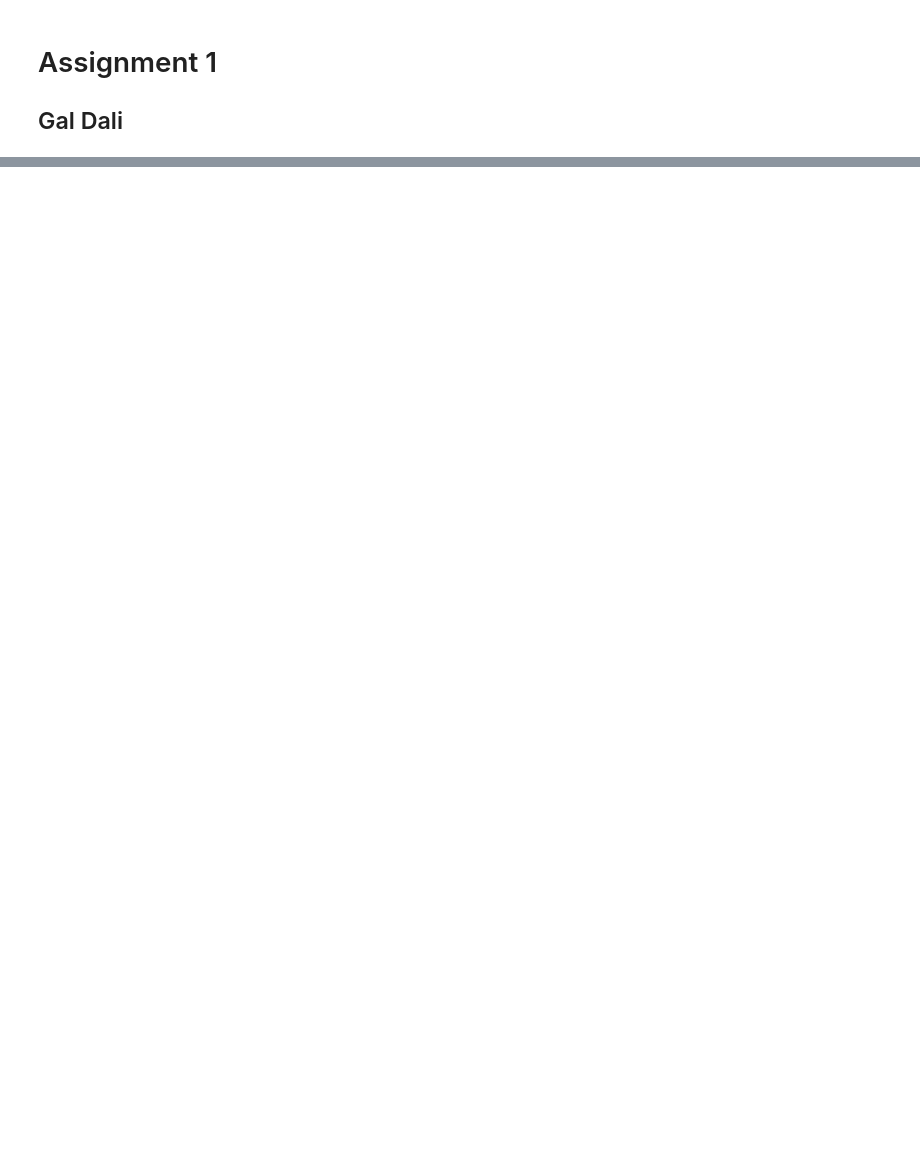
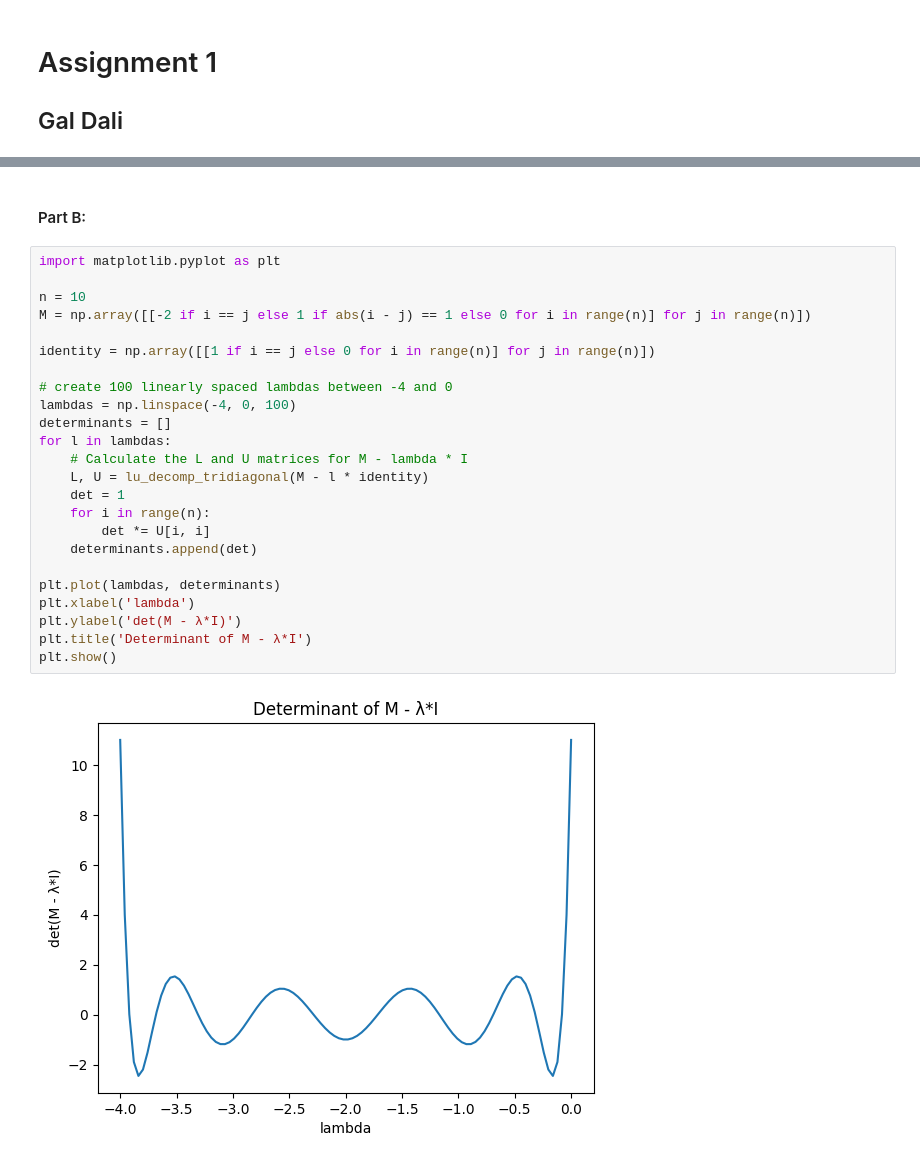
Before and after one commit to GalD101/Numerical-Analysis, a Jupyter notebook: assignment1.ipynb, the cells around one changed output, grey strips where cells are left out. Saved outputs shown, nothing was run; the diff lists cells and outputs as text; blank space fills up the shorter version.

Commit message:
finished question 2 part B. Now I need to finish part B of question 1 as well as question 3

```diff
--- a/assignment1.ipynb
+++ b/assignment1.ipynb
@@ -122,0 +148,28 @@ U:
+# %% [markdown]
+#### Part B:
+# %%
+import matplotlib.pyplot as plt
+
+n = 10
+M = np.array([[-2 if i == j else 1 if abs(i - j) == 1 else 0 for i in range(n)] for j in range(n)])
+
+identity = np.array([[1 if i == j else 0 for i in range(n)] for j in range(n)])
+
+# create 100 linearly spaced lambdas between -4 and 0
+lambdas = np.linspace(-4, 0, 100)
+determinants = []
+for l in lambdas:
+    # Calculate the L and U matrices for M - lambda * I
+    L, U = lu_decomp_tridiagonal(M - l * identity)
+    det = 1
+    for i in range(n):
+        det *= U[i, i]
+    determinants.append(det)
+
+plt.plot(lambdas, determinants)
+plt.xlabel('lambda')
+plt.ylabel('det(M - λ*I)')
+plt.title('Determinant of M - λ*I')
+plt.show()
+# %% [output]
+[figure, added]
```
Also changed, not shown: parts of 8 cells of this notebook.
